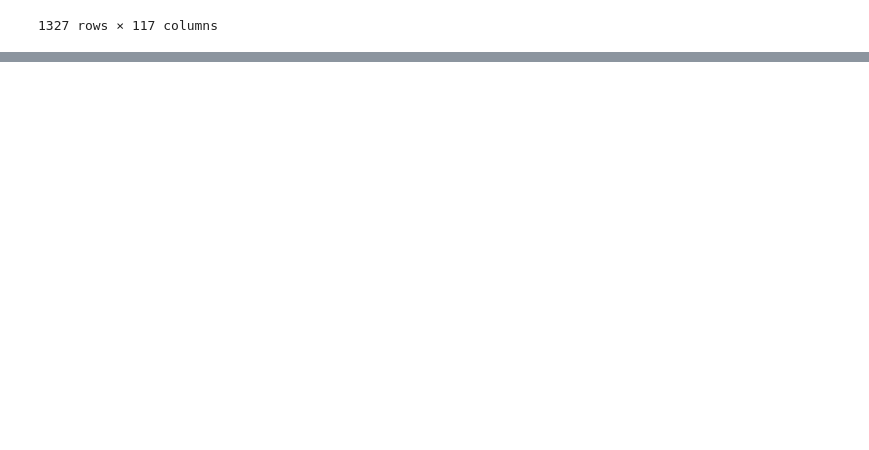
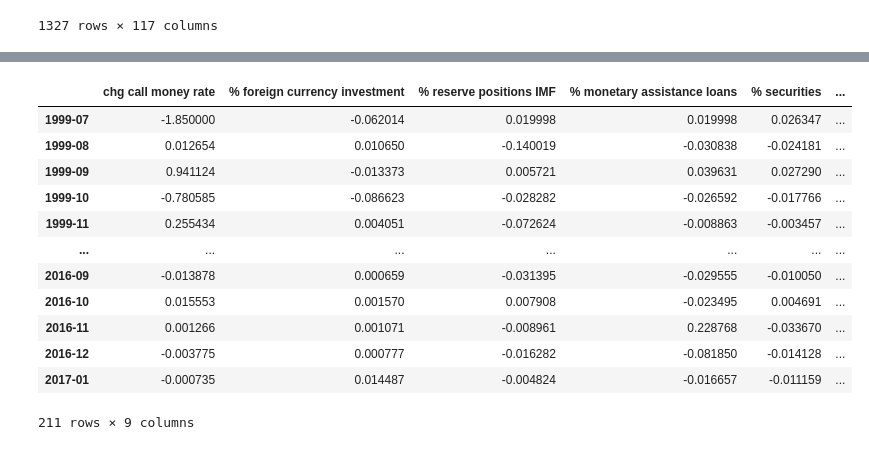
Before and after one commit to dcuoliveira/cml-fin, a Jupyter notebook: src/new_studies/chf_data_parser.ipynb, the cells around one changed output, grey strips where cells are left out. Drawn from its saved outputs; the diff is of its cells as text; code cells hidden in the pictures; blank space fills up the shorter version.

```diff
--- a/src/new_studies/chf_data_parser.ipynb
+++ b/src/new_studies/chf_data_parser.ipynb
@@ -91,0 +169,19 @@ chf_cpi_yoy_df = df[["TLK"]]
+# %%
+# drop rows with inf values
+X = X.replace([np.inf, -np.inf], np.nan).dropna()
+# %%
+X
+# %% [output]
+|  | chg call money rate | % foreign currency investment | % reserve positions IMF | % monetary assistance loans | % securities | ... |
+| 1999-07 | -1.850000 | -0.062014 | 0.019998 | 0.019998 | 0.026347 | ... |
+| 1999-08 | 0.012654 | 0.010650 | -0.140019 | -0.030838 | -0.024181 | ... |
+| 1999-09 | 0.941124 | -0.013373 | 0.005721 | 0.039631 | 0.027290 | ... |
+| 1999-10 | -0.780585 | -0.086623 | -0.028282 | -0.026592 | -0.017766 | ... |
+| 1999-11 | 0.255434 | 0.004051 | -0.072624 | -0.008863 | -0.003457 | ... |
+| ... | ... | ... | ... | ... | ... | ... |
+| 2016-09 | -0.013878 | 0.000659 | -0.031395 | -0.029555 | -0.010050 | ... |
+| 2016-10 | 0.015553 | 0.001570 | 0.007908 | -0.023495 | 0.004691 | ... |
+| 2016-11 | 0.001266 | 0.001071 | -0.008961 | 0.228768 | -0.033670 | ... |
+| 2016-12 | -0.003775 | 0.000777 | -0.016282 | -0.081850 | -0.014128 | ... |
+| 2017-01 | -0.000735 | 0.014487 | -0.004824 | -0.016657 | -0.011159 | ... |
+211 rows × 9 columns
```
Also changed, not shown: parts of 6 cells of this notebook.
